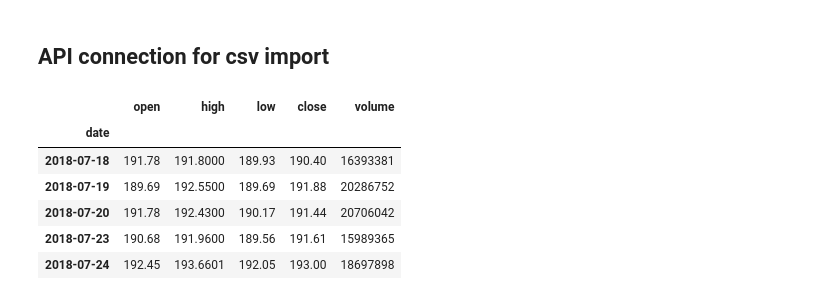
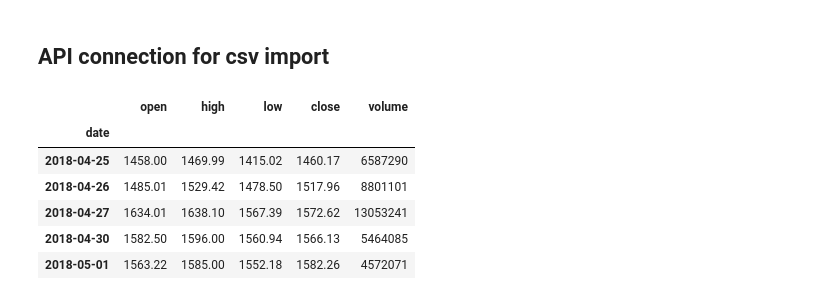
Before and after one commit to sidhu177/DataSci, a Jupyter notebook: test-csv.ipynb, the cells around one changed output. Cells and saved outputs as stored; diff of their text form; code cells hidden in the pictures.

```diff
--- a/test-csv.ipynb
+++ b/test-csv.ipynb
@@ -102,18 +102,18 @@ b = apple.get_price()
 from iexfinance import get_historical_data
 from datetime import datetime
 # %%
-start = datetime(2018, 1, 1)
-end = datetime(2018, 7, 24)
+start = datetime(2013, 1, 1)
+end = datetime(2018, 5, 1)
 
-df = get_historical_data("AAPL", start=start, end=end, output_format='pandas')
-df.tail()
+df = get_historical_data("AMZN", start=start, end=end, output_format='pandas')
+df.tail(5)
 # %% [output]
 |  | open | high | low | close | volume |
 | date |  |  |  |  |  |
-| 2018-07-18 | 191.78 | 191.8000 | 189.93 | 190.40 | 16393381 |
-| 2018-07-19 | 189.69 | 192.5500 | 189.69 | 191.88 | 20286752 |
-| 2018-07-20 | 191.78 | 192.4300 | 190.17 | 191.44 | 20706042 |
-| 2018-07-23 | 190.68 | 191.9600 | 189.56 | 191.61 | 15989365 |
-| 2018-07-24 | 192.45 | 193.6601 | 192.05 | 193.00 | 18697898 |
+| 2018-04-25 | 1458.00 | 1469.99 | 1415.02 | 1460.17 | 6587290 |
+| 2018-04-26 | 1485.01 | 1529.42 | 1478.50 | 1517.96 | 8801101 |
+| 2018-04-27 | 1634.01 | 1638.10 | 1567.39 | 1572.62 | 13053241 |
+| 2018-04-30 | 1582.50 | 1596.00 | 1560.94 | 1566.13 | 5464085 |
+| 2018-05-01 | 1563.22 | 1585.00 | 1552.18 | 1582.26 | 4572071 |
 # %%
 df.plot()
```
Also changed, not shown: parts of 2 cells of this notebook.
